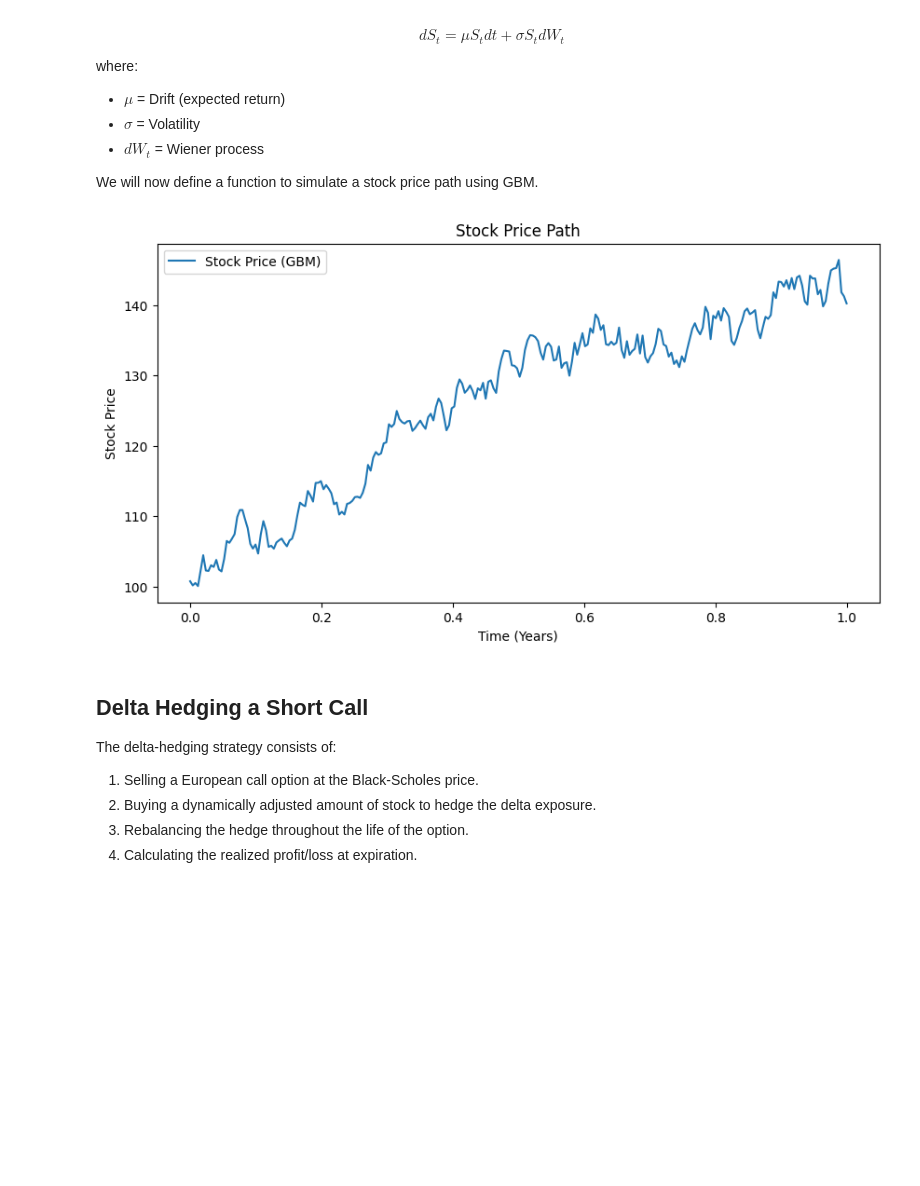
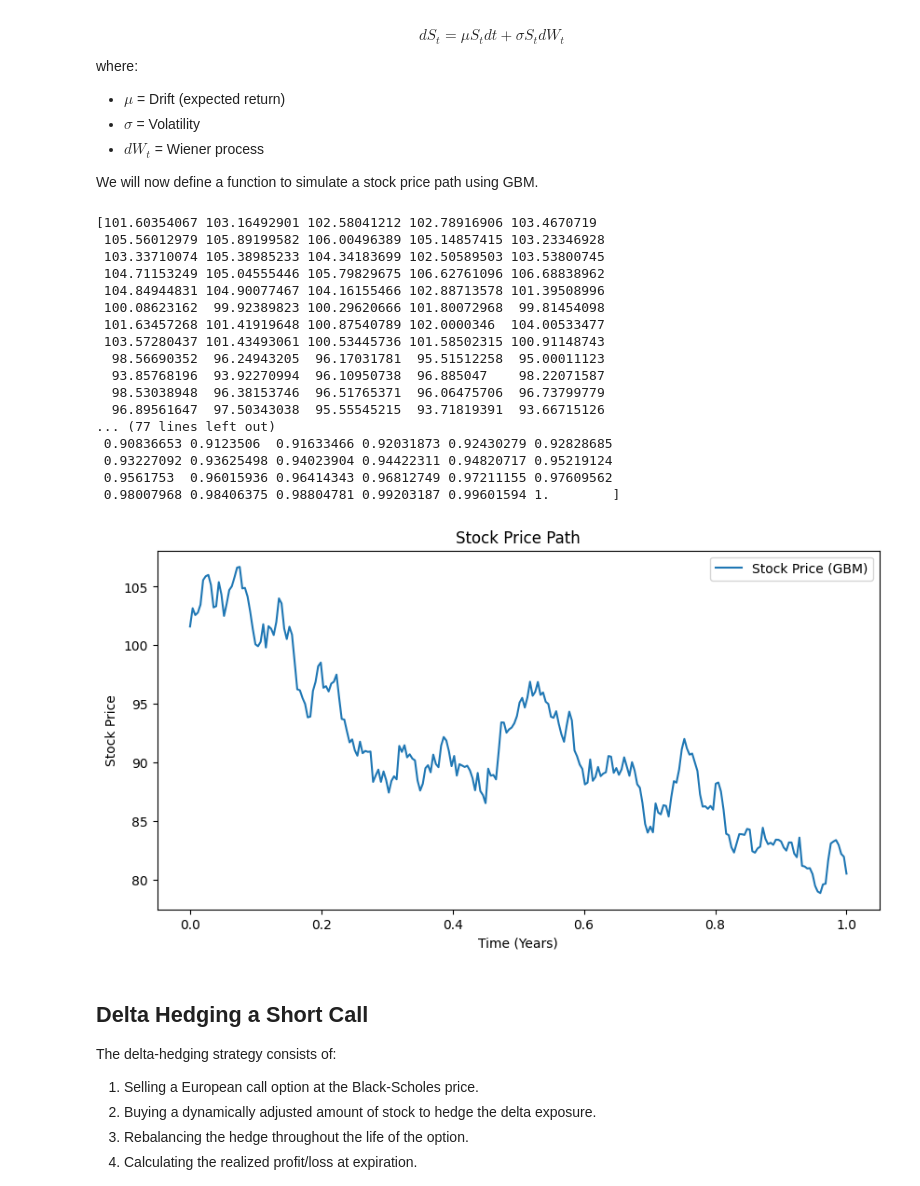
Before and after one commit to NunoMotaRicardo/exploreDatasets, a Jupyter notebook: BlackScholesApplications/Delta Hedging Trading Strategy.ipynb, the cells around one changed output. Drawn from its saved outputs; the diff is of its cells as text; code cells hidden in the pictures; blank space fills up the shorter version.

```diff
--- a/BlackScholesApplications/Delta Hedging Trading Strategy.ipynb
+++ b/BlackScholesApplications/Delta Hedging Trading Strategy.ipynb
@@ -105,21 +105,45 @@ def simulate_gbm(S0, mu, sigma, T, dt=1/252):
     return S_t, t
 # %%
 # Example Parameters
-S0, K, T, r, sigma, mu = 100, 100, 1, 0.05, 0.2, 0.08
+S0 =100  # Initial stock price
+K = 100  # Strike price
+T = 1  # Time to maturity
+r = 0.05  # Risk-free rate
+sigma = 0.2  # Volatility
+mu = 0.08  # Drift
 
 # Run single delta hedge simulation
 S_t, t = simulate_gbm(S0, mu, sigma, T)
+
+print(S_t)
 
 # Plot results
 plt.figure(figsize=(10, 5))
 plt.plot(t, S_t, label="Stock Price (GBM)")
 plt.title("Stock Price Path")
 plt.xlabel("Time (Years)")
 plt.ylabel("Stock Price")
 plt.legend()
 plt.show()
 # %% [output]
+[101.60354067 103.16492901 102.58041212 102.78916906 103.4670719
+ 105.56012979 105.89199582 106.00496389 105.14857415 103.23346928
+ 103.33710074 105.38985233 104.34183699 102.50589503 103.53800745
+ 104.71153249 105.04555446 105.79829675 106.62761096 106.68838962
+ 104.84944831 104.90077467 104.16155466 102.88713578 101.39508996
+ 100.08623162  99.92389823 100.29620666 101.80072968  99.81454098
+ 101.63457268 101.41919648 100.87540789 102.0000346  104.00533477
+ 103.57280437 101.43493061 100.53445736 101.58502315 100.91148743
+  98.56690352  96.24943205  96.17031781  95.51512258  95.00011123
+  93.85768196  93.92270994  96.10950738  96.885047    98.22071587
+  98.53038948  96.38153746  96.51765371  96.06475706  96.73799779
+  96.89561647  97.50343038  95.55545215  93.71819391  93.66715126
+... (77 lines left out)
+ 0.90836653 0.9123506  0.91633466 0.92031873 0.92430279 0.92828685
+ 0.93227092 0.93625498 0.94023904 0.94422311 0.94820717 0.95219124
+ 0.9561753  0.96015936 0.96414343 0.96812749 0.97211155 0.97609562
+ 0.98007968 0.98406375 0.98804781 0.99203187 0.99601594 1.        ]
-[figure, old version]
+[figure, new version]
 # %% [markdown]
 ## Delta Hedging a Short Call
 The delta-hedging strategy consists of:
```
Also changed, not shown: parts of 4 cells of this notebook, 5 other files.
